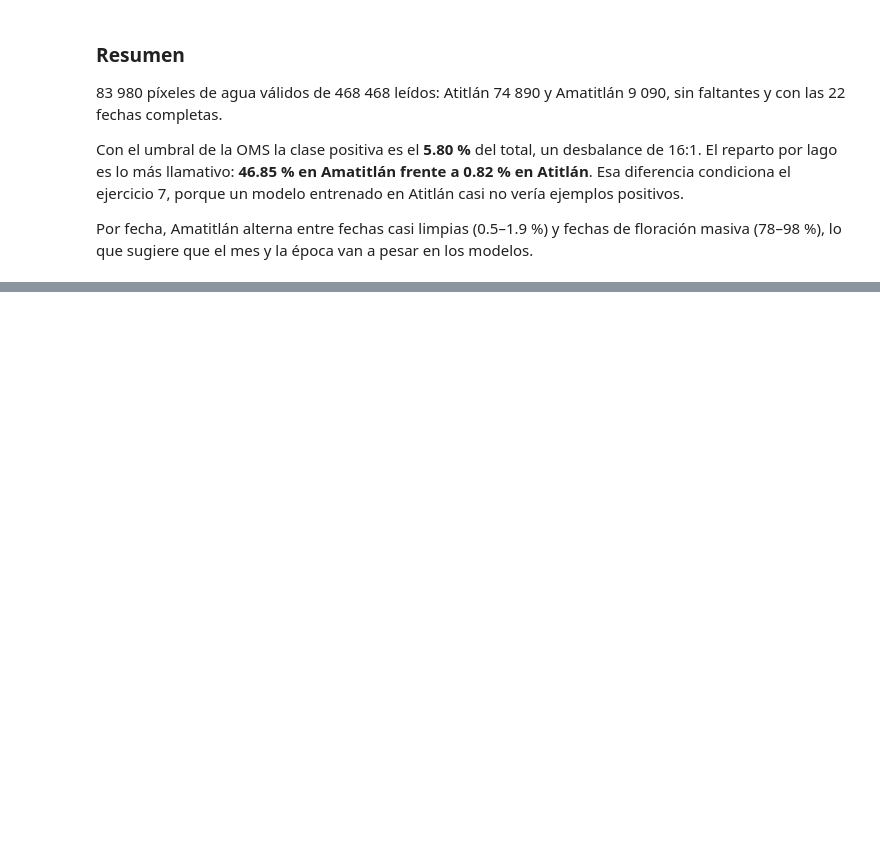
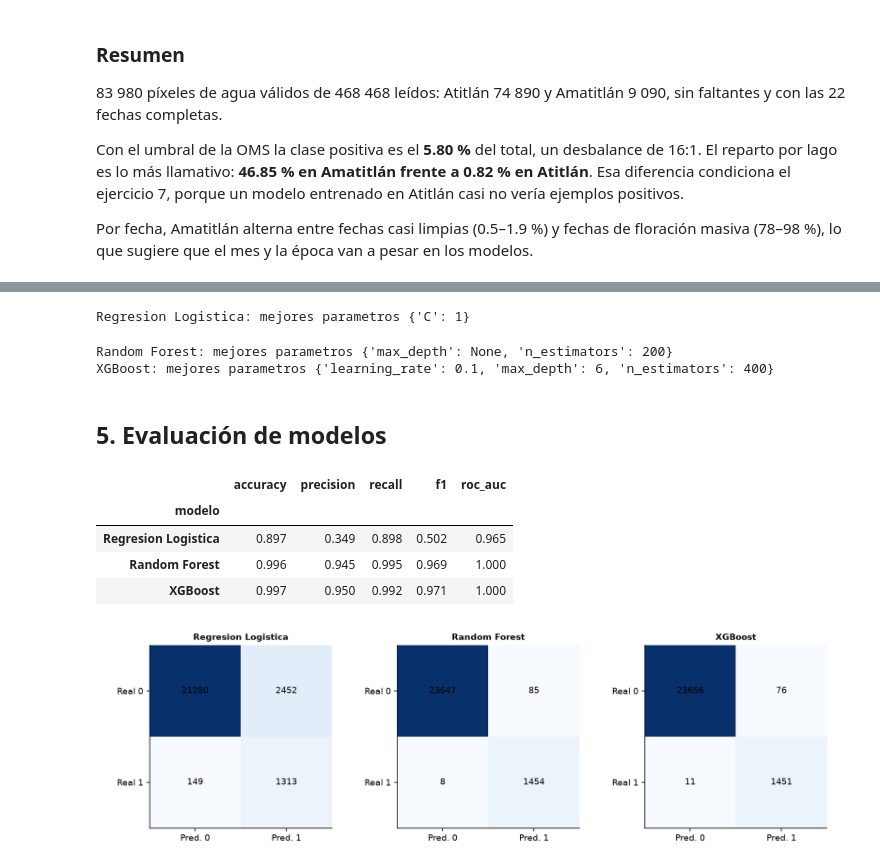
Before and after one commit to UVG-Tareas-y-proyectos/laboratorio4_ds, a Jupyter notebook: notebooks/laboratorio-4-datos-geoespaciales.ipynb, the cells around one changed output, grey strips where cells are left out. Drawn from its saved outputs; the diff is of its cells as text; code cells hidden in the pictures; blank space fills up the shorter version.

```diff
--- a/notebooks/laboratorio-4-datos-geoespaciales.ipynb
+++ b/notebooks/laboratorio-4-datos-geoespaciales.ipynb
@@ -550,0 +565,33 @@ los modelos.
+# %%
+import warnings
+warnings.filterwarnings("ignore")
+
+from src.modelos_cianobacteria import (
+    dividir_train_test, entrenar_modelos, evaluar_modelos,
+    graficar_matrices_confusion, asignar_bloques, resumen_bloques,
+    graficar_bloques, validacion_espacial, comparar_aleatoria_vs_espacial,
+    generalizacion_entre_lagos, importancia_variables, graficar_importancia,
+    resumen_shap, mapa_predictivo, analisis_errores,
+)
+
+X = predictores(datos, estricto=True)
+X_train, X_test, y_train, y_test = dividir_train_test(datos, X)
+modelos = entrenar_modelos(X_train, y_train)
+# %% [output]
+Regresion Logistica: mejores parametros {'C': 1}
+Random Forest: mejores parametros {'max_depth': None, 'n_estimators': 200}
+XGBoost: mejores parametros {'learning_rate': 0.1, 'max_depth': 6, 'n_estimators': 400}
+# %% [markdown]
+## 5. Evaluación de modelos
+# %%
+metricas, matrices = evaluar_modelos(modelos, X_test, y_test)
+display(metricas)
+ruta_matrices = graficar_matrices_confusion(matrices)
+display(Image(filename=str(ruta_matrices), width=850))
+# %% [output]
+|  | accuracy | precision | recall | f1 | roc_auc |
+| modelo |  |  |  |  |  |
+| Regresion Logistica | 0.897 | 0.349 | 0.898 | 0.502 | 0.965 |
+| Random Forest | 0.996 | 0.945 | 0.995 | 0.969 | 1.000 |
+| XGBoost | 0.997 | 0.950 | 0.992 | 0.971 | 1.000 |
+[figure, added]
```
Also changed, not shown: parts of 19 cells of this notebook, 2 other files.
